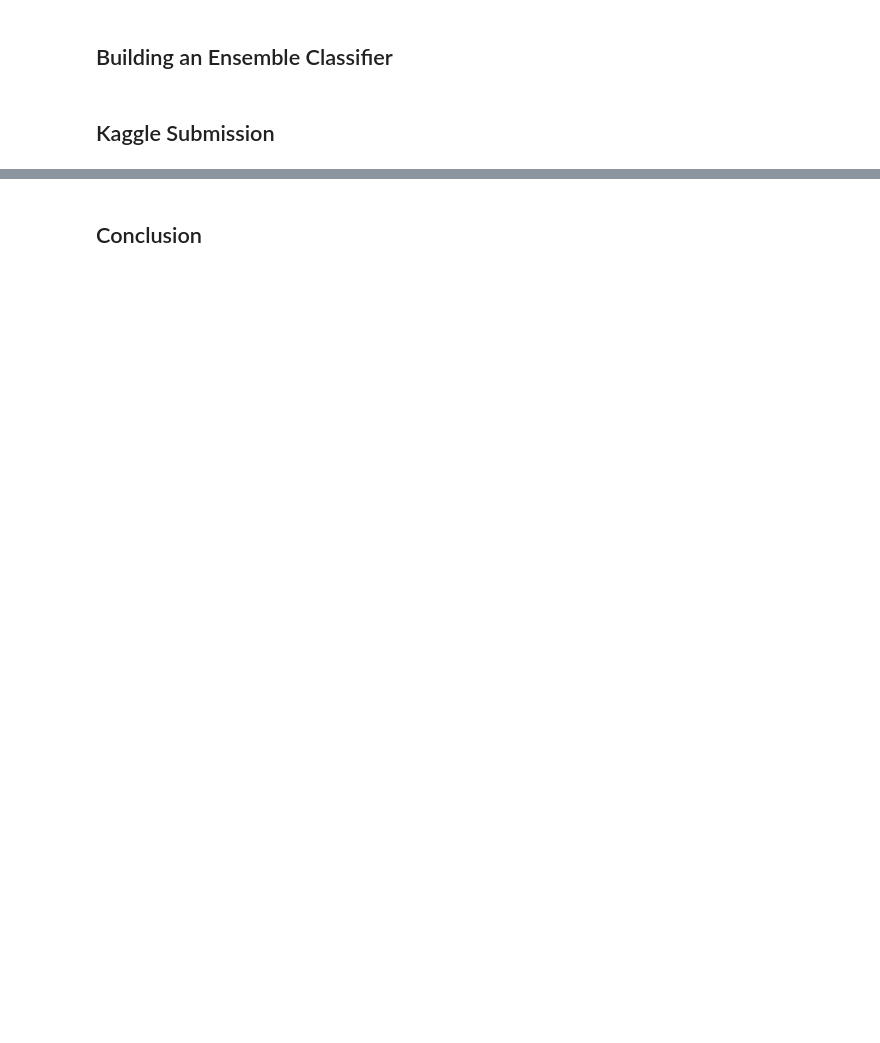
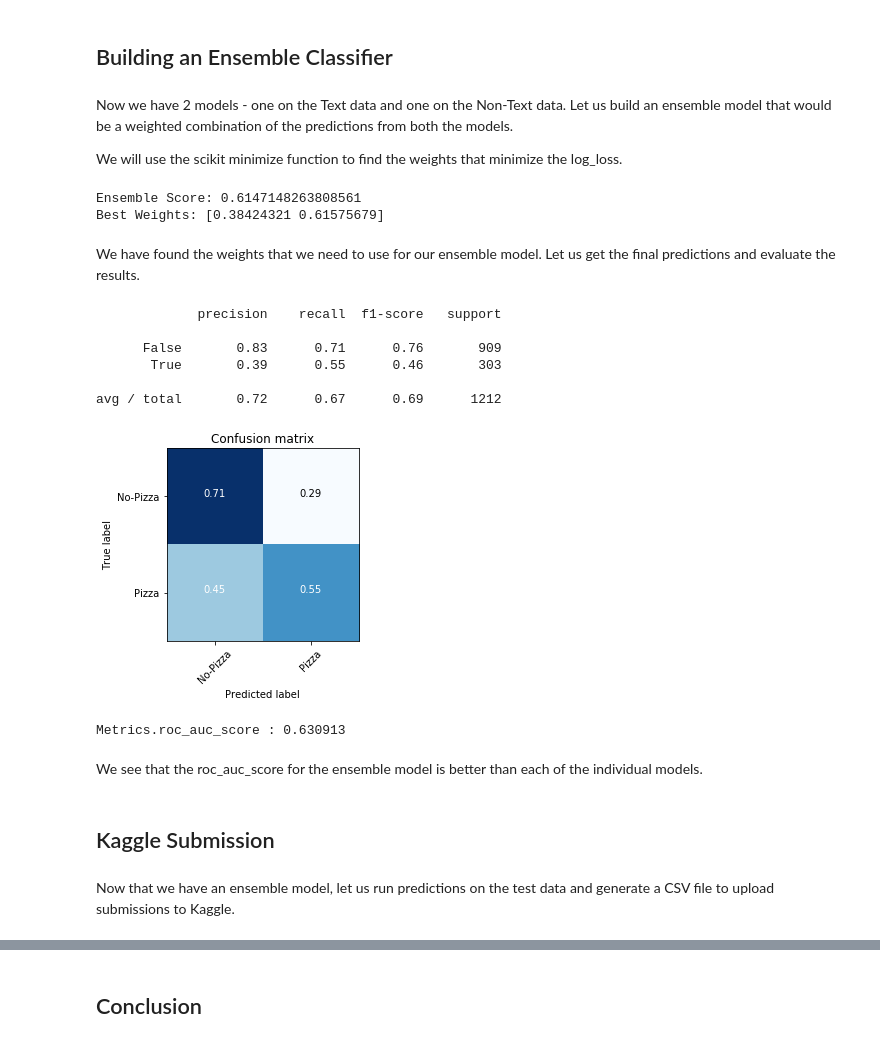
Before and after one commit to gkarnataki/w207-final-project, a Jupyter notebook: RAOP-Final.ipynb, the cells around one changed output, grey strips where cells are left out. Saved outputs shown, nothing was run; the diff lists cells and outputs as text; code cells hidden in the pictures; blank space fills up the shorter version.

```diff
--- a/RAOP-Final.ipynb
+++ b/RAOP-Final.ipynb
@@ -559,4 +565,54 @@ Interestingly, we can observe that the RandomForest classifier has identified di
 # %% [markdown]
 ## Building an Ensemble Classifier
+# %% [markdown]
+Now we have 2 models - one on the Text data and one on the Non-Text data. Let us build an ensemble model that would be a weighted combination of the predictions from both the models.
+
+We will use the scikit minimize function to find the weights that minimize the log_loss.
+# %%
+predictions=[]
+predictions.append(text_clf.predict_proba(tfid.transform(dev_data_text1)))
+predictions.append(logistic.predict_proba(dev_data1))
+dev_probabilities=[int(k) for k in dev_labels]
+# %%
+def log_loss_func(weights):
+    final_prediction = 0
+    ''' scipy minimize will pass the weights as a numpy array '''
+    for weight, prediction in zip(weights, predictions):
+            final_prediction += weight*prediction
+    return log_loss(dev_probabilities, final_prediction)
+# %%
+starting_values = [0,1]
+
+cons = ({'type':'eq','fun':lambda w: 1-sum(w)})
+#our weights are bound between 0 and 1
+bounds = [(0,1)]*len(predictions)
+
+res = minimize(log_loss_func, starting_values, method='SLSQP', bounds=bounds, constraints=cons)
+
+print('Ensemble Score: {best_score}'.format(best_score=res['fun']))
+print('Best Weights: {weights}'.format(weights=res['x']))
+# %% [output]
+Ensemble Score: 0.6147148263808561
+Best Weights: [0.38424321 0.61575679]
+# %% [markdown]
+We have found the weights that we need to use for our ensemble model. Let us get the final predictions and evaluate the results.
+# %%
+weights=res['x']
+y_pred=[weights[0]*predictions[0][k][1]+weights[1]*predictions[1][k][1] for k in range(len(dev_data1))]
+y_pred=[True if k > 0.5 else False for k in y_pred]
+evaluate(class_names,dev_labels,y_pred,True)
+# %% [output]
+             precision    recall  f1-score   support
+
+      False       0.83      0.71      0.76       909
+       True       0.39      0.55      0.46       303
+
+avg / total       0.72      0.67      0.69      1212
+[figure, added]
+Metrics.roc_auc_score : 0.630913
+# %% [markdown]
+We see that the roc_auc_score for the ensemble model is better than each of the individual models.
 # %% [markdown]
 ## Kaggle Submission
+# %% [markdown]
+Now that we have an ensemble model, let us run predictions on the test data and generate a CSV file to upload submissions to Kaggle.
```
Also changed, not shown: parts of 28 cells of this notebook.
